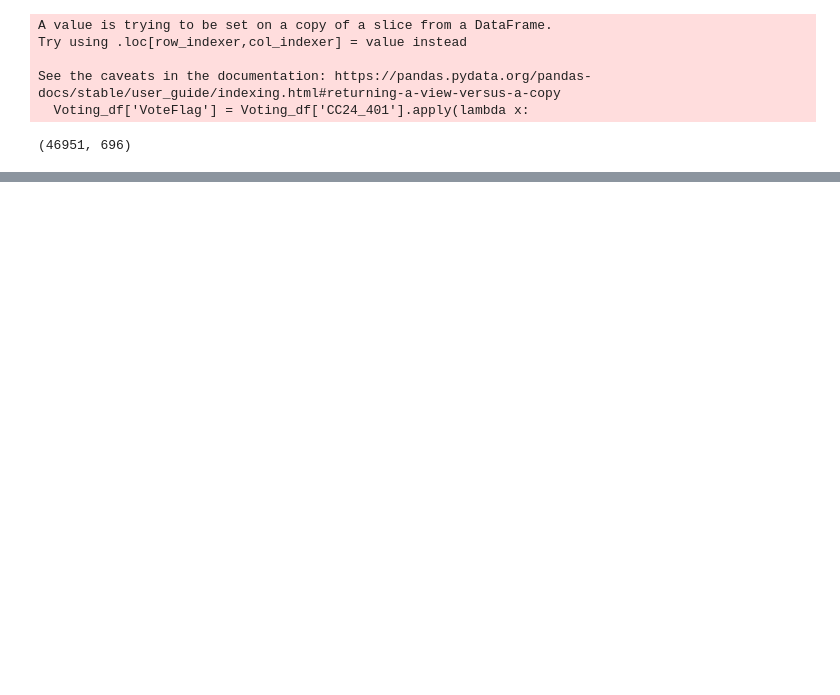
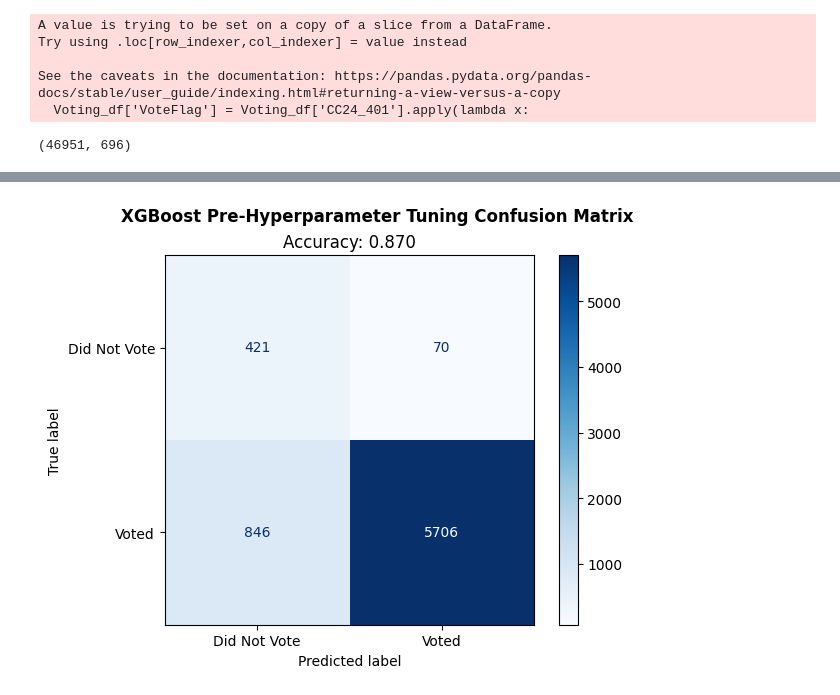
Before and after one commit to agtrinidad/s26-hnz-voter-predictors, a Jupyter notebook: g17_avery_workspace.ipynb, the cells around one changed output, grey strips where cells are left out. Cells and saved outputs as stored; diff of their text form; code cells hidden in the pictures; blank space fills up the shorter version.

```diff
--- a/g17_avery_workspace.ipynb
+++ b/g17_avery_workspace.ipynb
@@ -1295,0 +1337,4 @@ Name: proportion, dtype: Float64
+# %%
+xgb_study = optuna.create_study(study_name="xgboost_study", direction='maximize')
+xgb_study.optimize(xgb_objective, n_trials=50, show_progress_bar=True, n_jobs=-1)
+xgb_best_params = xgb_study.best_params
@@ -1295,0 +1360,9 @@ Name: proportion, dtype: Float64
+# %%
+hyper_xgb = xgb.XGBClassifier(**xgb_best_params)
+hyper_xgb.fit(X_train, y_train)
+
+# Printing Confusion Matrix
+y_pred = hyper_xgb.predict(X_val)
+confusion_matrix_ex(y_val, y_pred, ["Did Not Vote", "Voted"], "XGBoost Pre-Hyperparameter Tuning")
+# %% [output]
+[figure, added]
```
Also changed, not shown: parts of 14 cells of this notebook.
